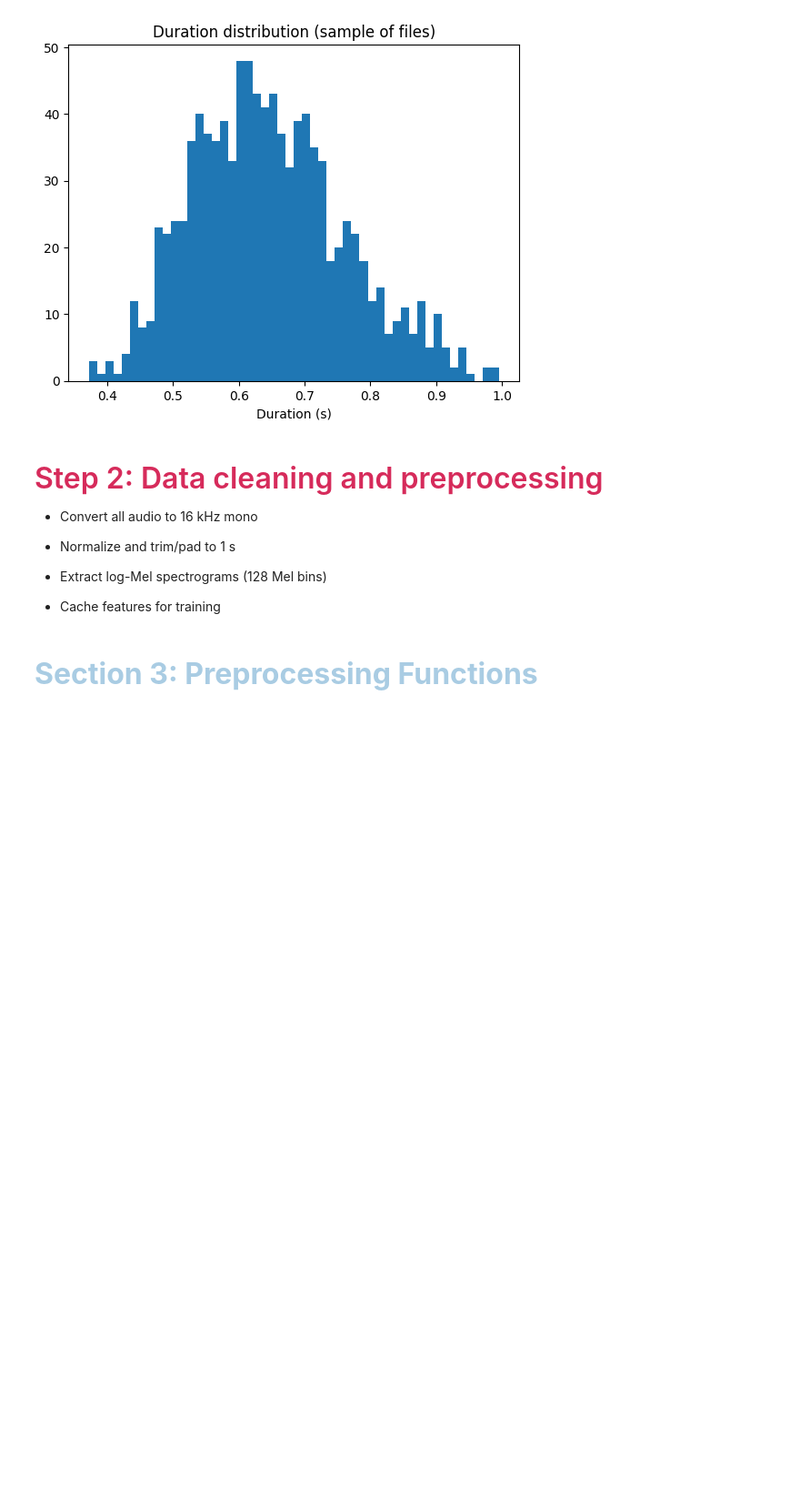
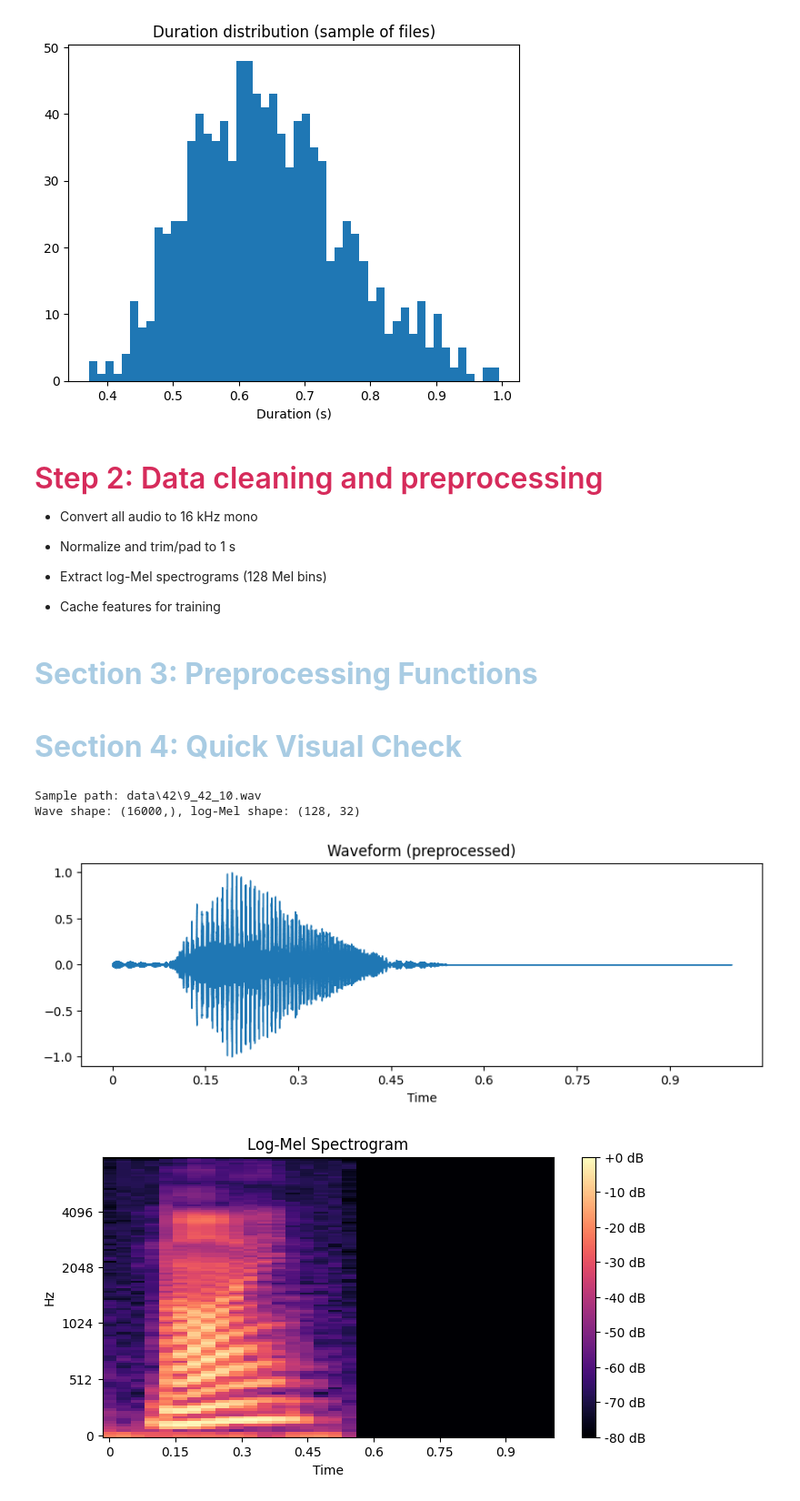
Before and after one commit to kasra-noorbakhsh/Audio-MNIST, a Jupyter notebook: audio-mnist.ipynb, the cells around one changed output. Shown at 91% size. Cells and saved outputs as stored; diff of their text form; code cells hidden in the pictures; blank space fills up the shorter version.

Commit message:
Add section four, visual check

```diff
--- a/audio-mnist.ipynb
+++ b/audio-mnist.ipynb
@@ -143,3 +143,29 @@ def to_logmel(y, sr, n_mels=N_MELS, hop_length=HOP_LENGTH, n_fft=N_FFT):
     )
     logmel = librosa.power_to_db(mel, ref=np.max)
     return logmel.astype(np.float32)
+# %% [markdown]
+#### <p align="justify"><font size="6" color="#A9CCE3"><b>Section 4: Quick Visual Check</b></font></p>
+# %%
+# Test on one random file
+sample_path = random.choice(df['path'].tolist())
+y, sr = load_and_preprocess(sample_path)
+logmel = to_logmel(y, sr)
+
+print(f"Sample path: {sample_path}")
+print(f"Wave shape: {y.shape}, log-Mel shape: {logmel.shape}")
+
+plt.figure(figsize=(10, 3))
+librosa.display.waveshow(y, sr=sr)
+plt.title("Waveform (preprocessed)")
+plt.show()
+
+plt.figure(figsize=(8, 4))
+librosa.display.specshow(logmel, sr=sr, hop_length=HOP_LENGTH, x_axis='time', y_axis='mel')
+plt.colorbar(format="%+2.0f dB")
+plt.title("Log-Mel Spectrogram")
+plt.show()
+# %% [output]
+Sample path: data\42\9_42_10.wav
+Wave shape: (16000,), log-Mel shape: (128, 32)
+[figure, added]
+[figure, added]
```
